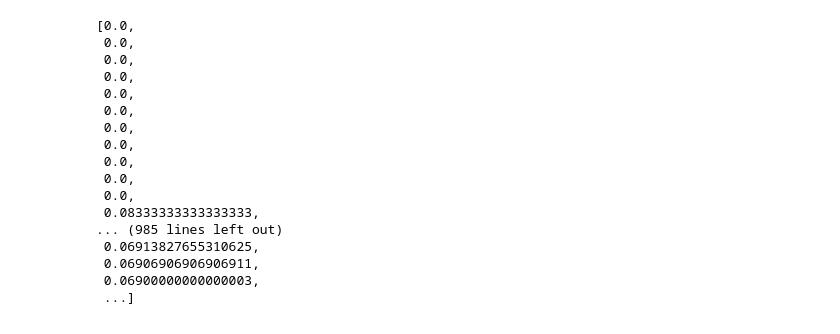
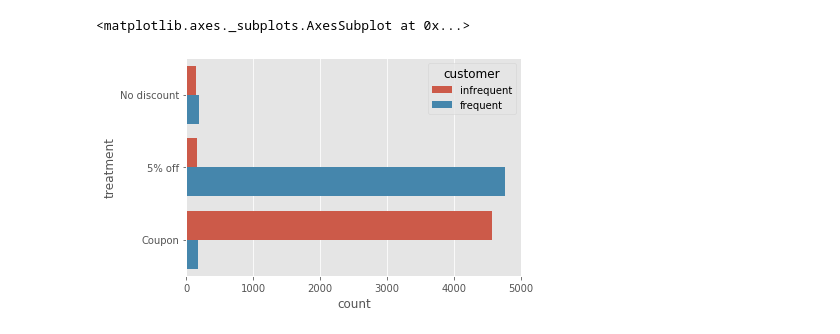
Before and after one commit to Hudsonash/synthetic-rtid, a Jupyter notebook: synthetic-rtid.ipynb, the cells around one changed output. Saved outputs shown, nothing was run; the diff lists cells and outputs as text; code cells hidden in the pictures.

```diff
--- a/synthetic-rtid.ipynb
+++ b/synthetic-rtid.ipynb
@@ -376,24 +353,5 @@ a = k.history
-# %%
-expected_reward = 0
-hist = []
-
-
-hist
-# %% [output]
-[0.0,
- 0.0,
- 0.0,
- 0.0,
- 0.0,
- 0.0,
- 0.0,
- 0.0,
- 0.0,
- 0.0,
- 0.0,
- 0.08333333333333333,
-... (985 lines left out)
- 0.06913827655310625,
- 0.06906906906906911,
- 0.06900000000000003,
- ...]
+# %%
+r.visualize_treatment_count(first_n=10000)
+# %% [output]
+<matplotlib.axes._subplots.AxesSubplot at 0x...>
+[figure, added]
```
Also changed, not shown: parts of 19 cells of this notebook.
